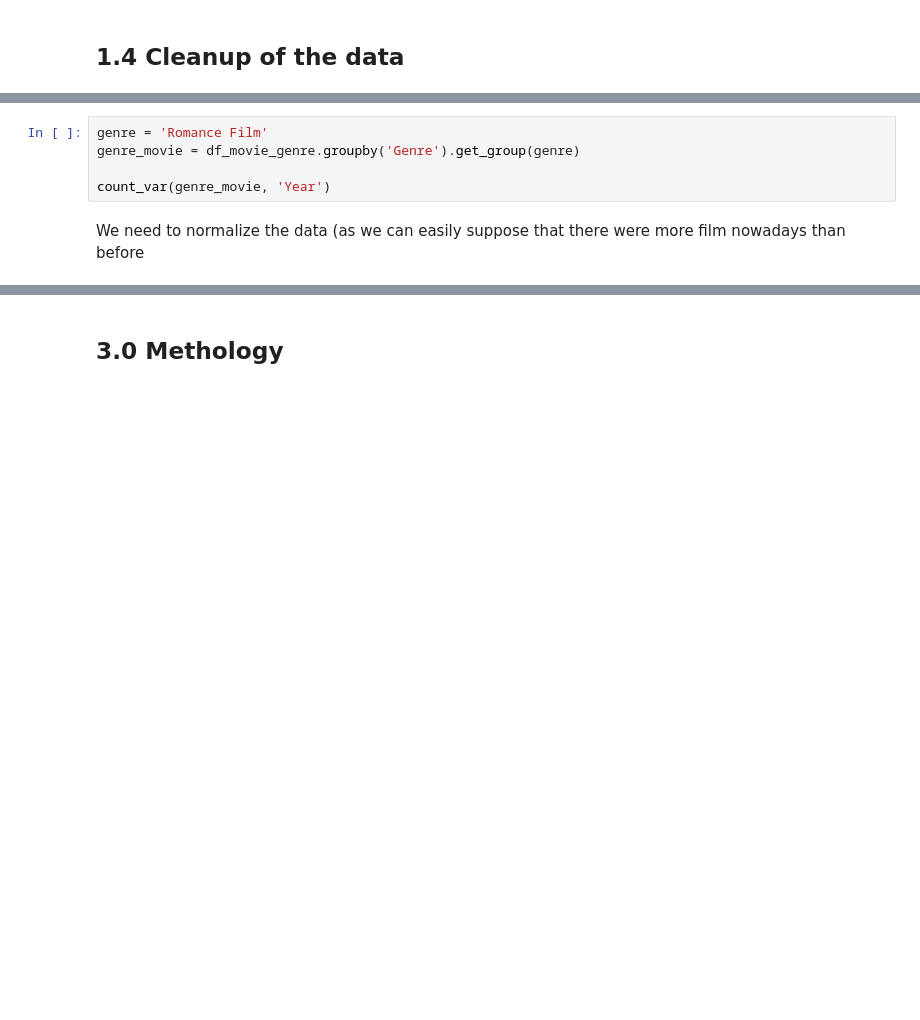
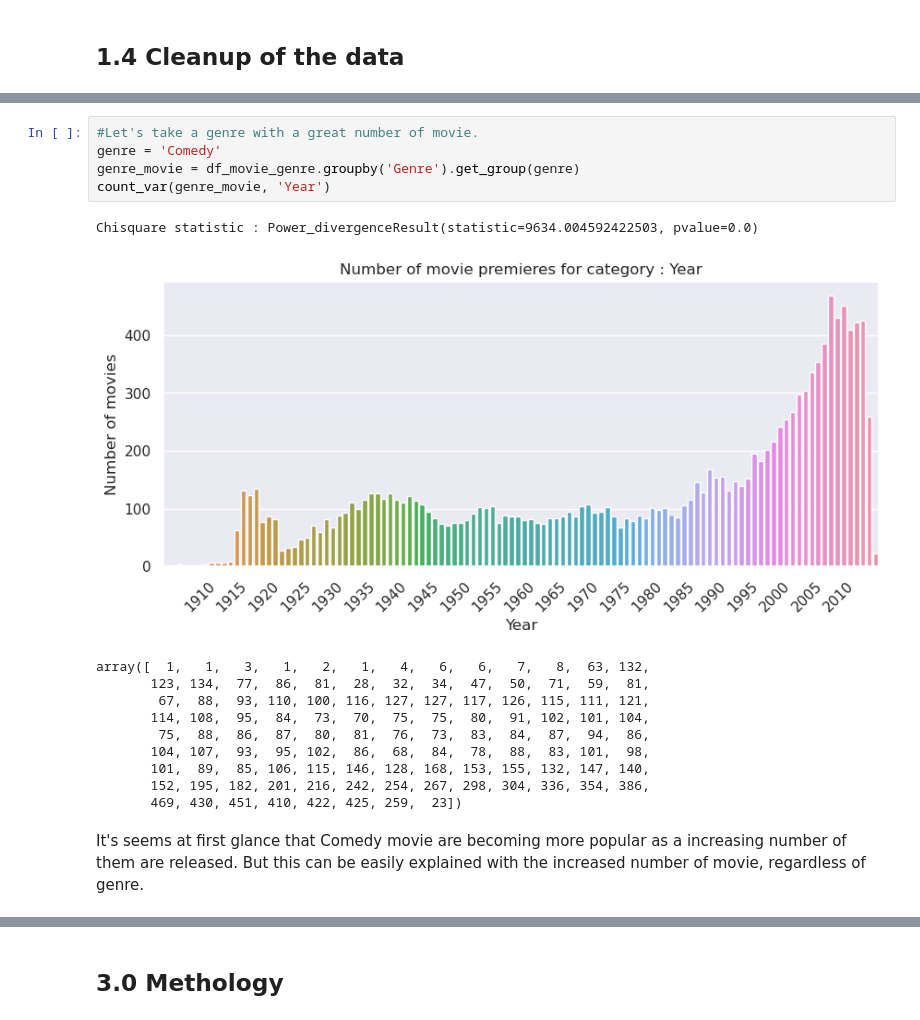
Before and after one commit to epfl-ada/ada-2023-project-deapdatadestroyers, a Jupyter notebook: data_movie_analysis.ipynb, the cells around one changed output, grey strips where cells are left out. Cells and saved outputs as stored; diff of their text form; blank space fills up the shorter version.

```diff
--- a/data_movie_analysis.ipynb
+++ b/data_movie_analysis.ipynb
@@ -269,7 +316,19 @@ plt.show()
 # %%
-genre = 'Romance Film'
+#Let's take a genre with a great number of movie.
+genre = 'Comedy'
 genre_movie = df_movie_genre.groupby('Genre').get_group(genre)
-
 count_var(genre_movie, 'Year')
+# %% [output]
+Chisquare statistic : Power_divergenceResult(statistic=9634.004592422503, pvalue=0.0)
+[figure, added]
+array([  1,   1,   3,   1,   2,   1,   4,   6,   6,   7,   8,  63, 132,
+       123, 134,  77,  86,  81,  28,  32,  34,  47,  50,  71,  59,  81,
+        67,  88,  93, 110, 100, 116, 127, 127, 117, 126, 115, 111, 121,
+       114, 108,  95,  84,  73,  70,  75,  75,  80,  91, 102, 101, 104,
+        75,  88,  86,  87,  80,  81,  76,  73,  83,  84,  87,  94,  86,
+       104, 107,  93,  95, 102,  86,  68,  84,  78,  88,  83, 101,  98,
+       101,  89,  85, 106, 115, 146, 128, 168, 153, 155, 132, 147, 140,
+       152, 195, 182, 201, 216, 242, 254, 267, 298, 304, 336, 354, 386,
+       469, 430, 451, 410, 422, 425, 259,  23])
 # %% [markdown]
-We need to normalize the data (as we can easily suppose that there were more film nowadays than before
+It's seems at first glance that Comedy movie are becoming more popular as a increasing number of them are released. But this can be easily explained with the increased number of movie, regardless of genre.
```
Also changed, not shown: parts of 57 cells of this notebook, 1 other file.
